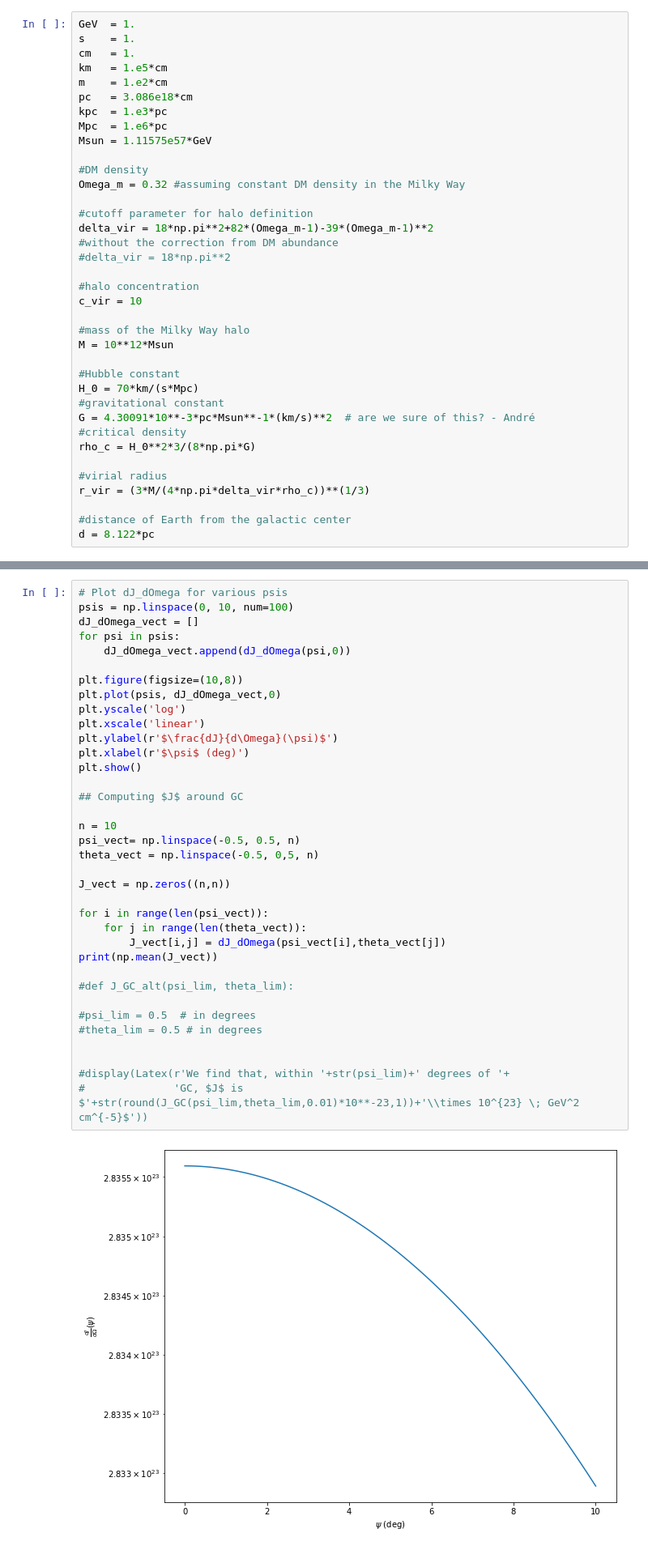
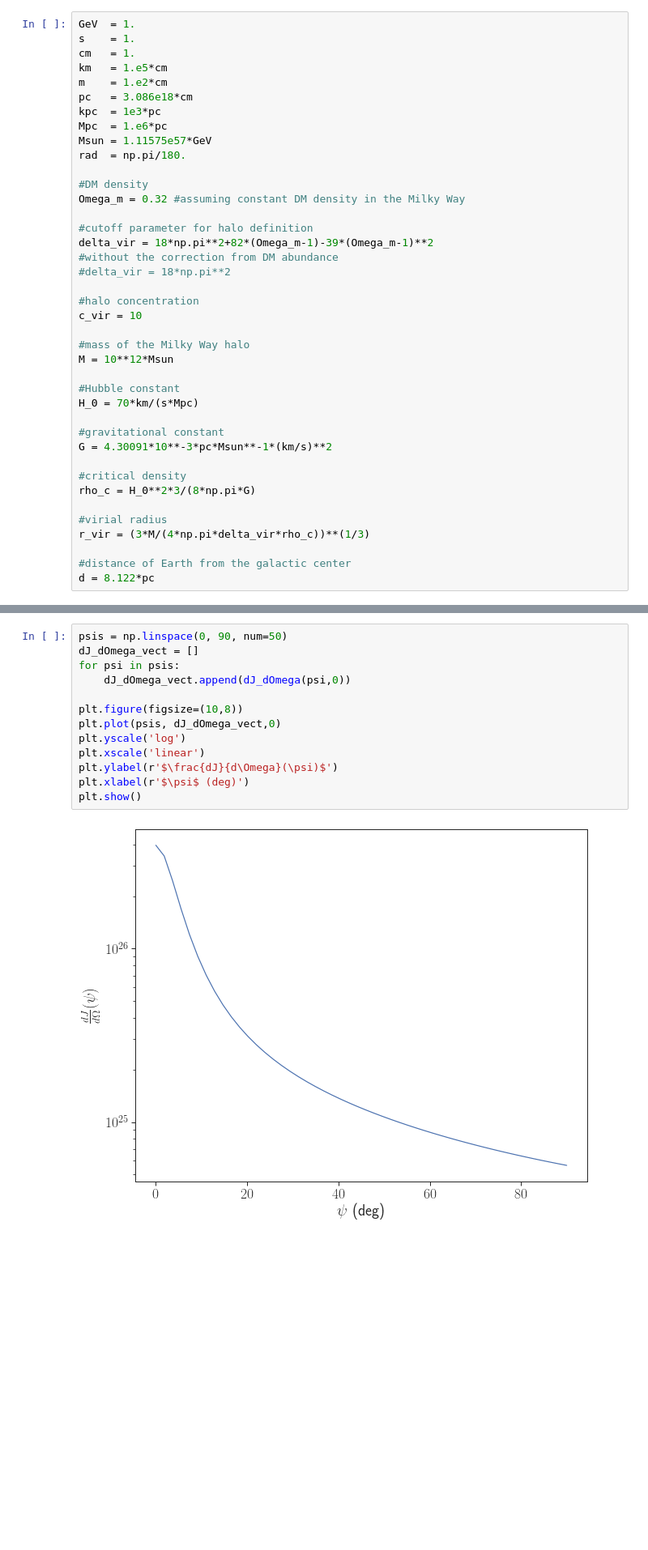
Before and after one commit to adam-coogan/gss19_subhalos, a Jupyter notebook: week_2/anders.ipynb, the cells around one changed output, grey strips where cells are left out. Shown at 81% size. Saved outputs shown, nothing was run; the diff lists cells and outputs as text; blank space fills up the shorter version.

```diff
--- a/week_2/anders.ipynb
+++ b/week_2/anders.ipynb
@@ -24,9 +24,10 @@ cm   = 1.
 km   = 1.e5*cm
 m    = 1.e2*cm
 pc   = 3.086e18*cm
-kpc  = 1.e3*pc
+kpc  = 1e3*pc
 Mpc  = 1.e6*pc
 Msun = 1.11575e57*GeV
+rad  = np.pi/180.
 
 #DM density
 Omega_m = 0.32 #assuming constant DM density in the Milky Way
@@ -44,8 +45,10 @@ M = 10**12*Msun
 
 #Hubble constant
 H_0 = 70*km/(s*Mpc)
+
 #gravitational constant
-G = 4.30091*10**-3*pc*Msun**-1*(km/s)**2  # are we sure of this? - André
+G = 4.30091*10**-3*pc*Msun**-1*(km/s)**2
+
 #critical density
 rho_c = H_0**2*3/(8*np.pi*G)
 
@@ -124,40 +172,17 @@ plt.show()
 # %% [markdown]
 ### Differential $J$-factor as a function of angle $\psi$
 # %%
-# Plot dJ_dOmega for various psis
-psis = np.linspace(0, 10, num=100)
+psis = np.linspace(0, 90, num=50)
 dJ_dOmega_vect = []
 for psi in psis:
     dJ_dOmega_vect.append(dJ_dOmega(psi,0))
 
 plt.figure(figsize=(10,8))
 plt.plot(psis, dJ_dOmega_vect,0)
 plt.yscale('log')
 plt.xscale('linear')
 plt.ylabel(r'$\frac{dJ}{d\Omega}(\psi)$')
 plt.xlabel(r'$\psi$ (deg)')
 plt.show()
-
-## Computing $J$ around GC
-
-n = 10
-psi_vect= np.linspace(-0.5, 0.5, n)
-theta_vect = np.linspace(-0.5, 0,5, n)
-
-J_vect = np.zeros((n,n))
-
-for i in range(len(psi_vect)):
-    for j in range(len(theta_vect)):
-        J_vect[i,j] = dJ_dOmega(psi_vect[i],theta_vect[j])
-print(np.mean(J_vect))
-
-#def J_GC_alt(psi_lim, theta_lim):
-
-#psi_lim = 0.5  # in degrees
-#theta_lim = 0.5 # in degrees
-
-
-#display(Latex(r'We find that, within '+str(psi_lim)+' degrees of '+
-#              'GC, $J$ is $'+str(round(J_GC(psi_lim,theta_lim,0.01)*10**-23,1))+'\\times 10^{23} \; GeV^2 cm^{-5}$'))
 # %% [output]
-[figure, old version]
+[figure, new version]
```
Also changed, not shown: parts of 10 cells of this notebook.
